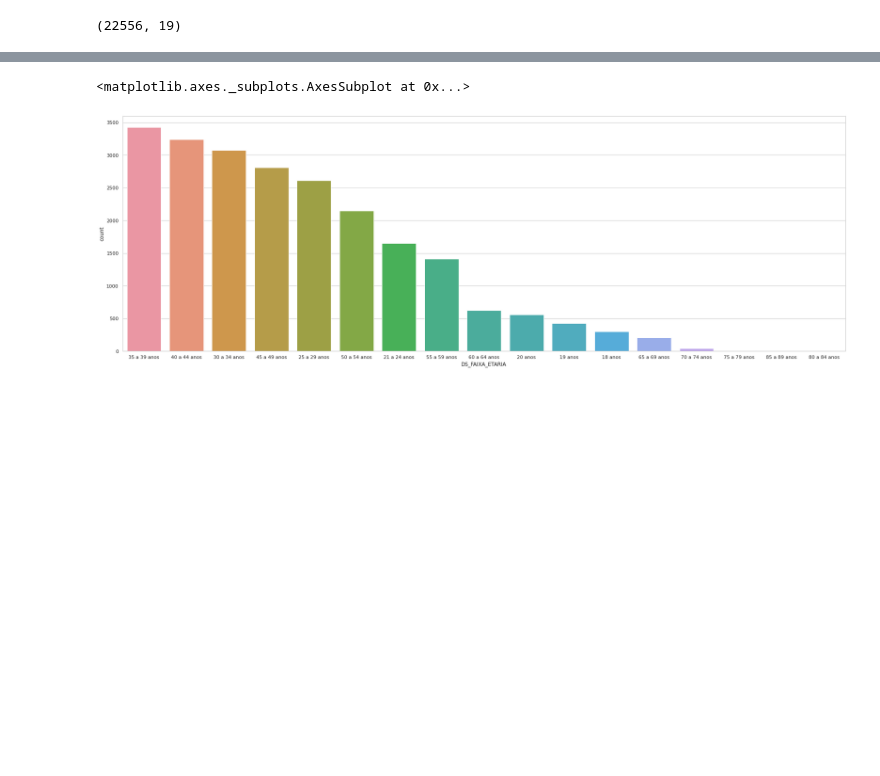
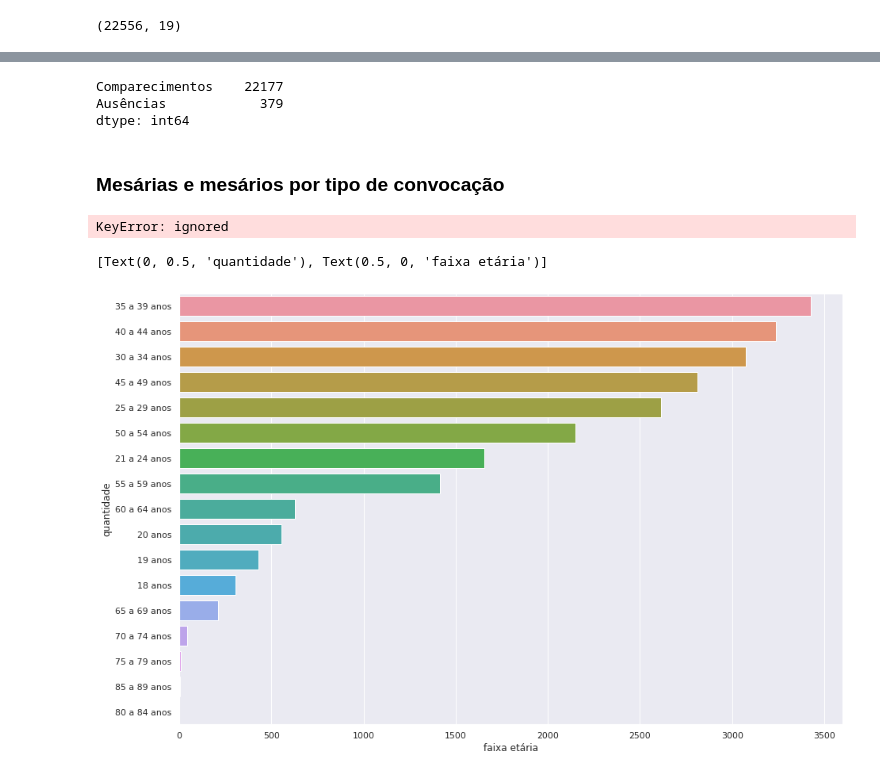
Before and after one commit to devcavalcante/colab, a Jupyter notebook: IA.ipynb, the cells around one changed output, grey strips where cells are left out. Drawn from its saved outputs; the diff is of its cells as text; code cells hidden in the pictures; blank space fills up the shorter version.

```diff
--- a/IA.ipynb
+++ b/IA.ipynb
@@ -47,7 +77,44 @@ Name: DS_GRAU_ESCOLARIDADE, dtype: object
+# %%
+print(quantidade)
+# %% [output]
+Comparecimentos    22177
+Ausências            379
+dtype: int64
+# %% [markdown]
+### **Mesárias e mesários por tipo de convocação**
+# %%
+# Setting labels for items in Chart
+Employee = ['Voluntário', 'Não Voluntário']
+
+# Setting size in Chart based on
+# given values
+Salary = [quantidade['Ausências'], quantidade['Comparecimento']]
+
+# colors
+colors = ['#FF0000', '#0000FF']
+
+# Pie Chart
+plt.pie(Salary, colors=colors, labels=Employee)
+
+# draw circle
+centre_circle = plt.Circle((0, 0), 0.70, fc='white')
+fig = plt.gcf()
+
+# Adding Circle in Pie chart
+fig.gca().add_artist(centre_circle)
+
+# Adding Title of chart
+plt.title('Mesárias e mesários por tipo de convocação')
+
+# Displaing Chart
+plt.show()
+# %% [output]
+KeyError: ignored
 # %%
-plt.figure(figsize = (30,10))
-sns.set(style = 'whitegrid')
-sns.countplot(dataset["DS_FAIXA_ETARIA"], order = dataset["DS_FAIXA_ETARIA"].value_counts().index)
+plt.figure(figsize = (15,10))
+sns.set(style = 'darkgrid')
+ax = sns.countplot(y=dataset["DS_FAIXA_ETARIA"], order = dataset["DS_FAIXA_ETARIA"].value_counts().index)
+ax.set(ylabel='quantidade', xlabel='faixa etária')
 # %% [output]
-<matplotlib.axes._subplots.AxesSubplot at 0x...>
+[Text(0, 0.5, 'quantidade'), Text(0.5, 0, 'faixa etária')]
-[figure, old version]
+[figure, new version]
```
Also changed, not shown: parts of 7 cells of this notebook.
